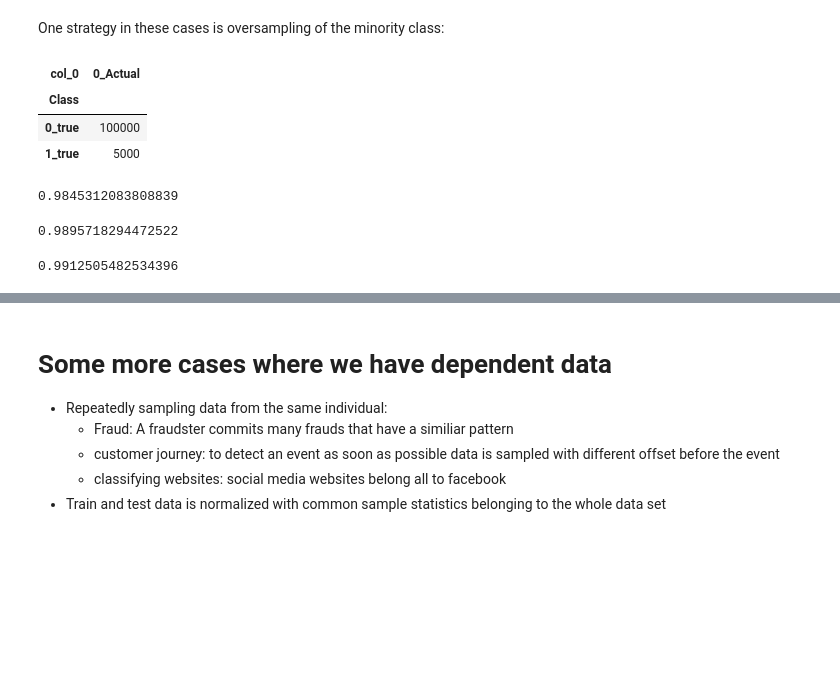
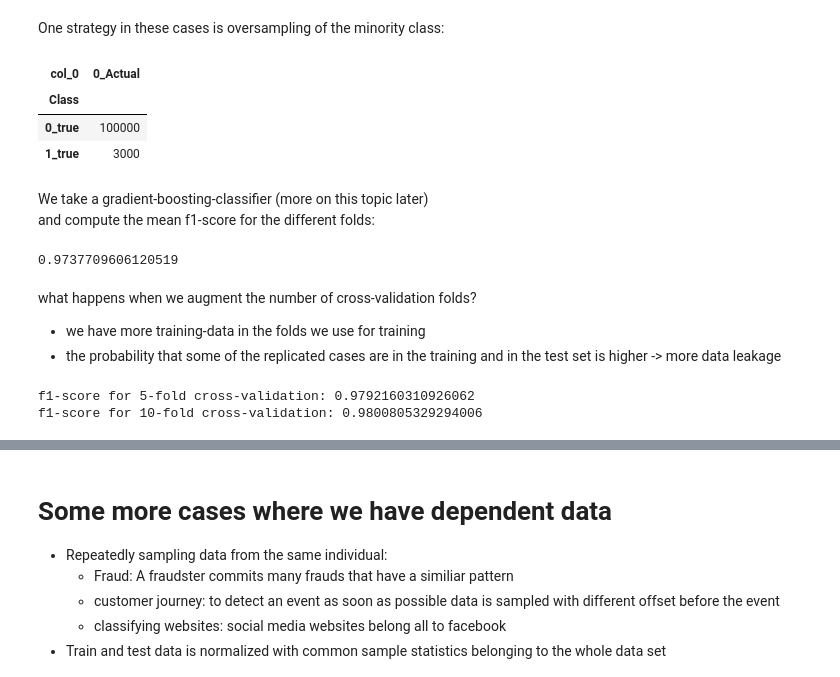
Before and after one commit to nitram-bot/fhnw_lecture, a Jupyter notebook: notebooks/dependent_data.ipynb, the cells around one changed output, grey strips where cells are left out. Saved outputs shown, nothing was run; the diff lists cells and outputs as text; code cells hidden in the pictures; blank space fills up the shorter version.

```diff
--- a/notebooks/dependent_data.ipynb
+++ b/notebooks/dependent_data.ipynb
@@ -184,15 +218,20 @@ One strategy in these cases is oversampling of the minority class:
 # %%
 import imblearn
 from imblearn.over_sampling import SMOTE
 y_train = subsample_cc.Class
 X_train = subsample_cc.drop('Class', axis = 1)
-X_train_ov, y_train_ov = SMOTE(sampling_strategy=0.05).fit_resample(X_train, y_train)
+
+# This is where we replicate some of the positive cases
+X_train_ov, y_train_ov = SMOTE(sampling_strategy=0.03).fit_resample(X_train, y_train)
 pd.crosstab(y_train_ov.astype(str) + "_true", pd.Series(np.zeros_like(y_train_ov)).astype(str) + "_Actual")
 # %% [output]
 | col_0 | 0_Actual |
 | Class |  |
 | 0_true | 100000 |
-| 1_true | 5000 |
+| 1_true | 3000 |
+# %% [markdown]
+We take a gradient-boosting-classifier (more on this topic later)<br>
+and compute the mean f1-score for the different folds:
 # %%
 from sklearn.metrics import f1_score, make_scorer
 model = lightgbm.LGBMClassifier(boosting_type='gbdt', num_leaves=31, max_depth=- 1, learning_rate=0.1,
@@ -204,14 +243,19 @@ model_pipe = make_pipeline(model)
 cv_scores = cross_val_score(model_pipe, X_train_ov, y_train_ov, scoring=make_scorer(f1_score, labels=[2]), cv = 2)
 print(np.mean(cv_scores))
 # %% [output]
-0.9845312083808839
+0.9737709606120519
+# %% [markdown]
+what happens when we augment the number of cross-validation folds?<br>
+ - we have more training-data in the folds we use for training
+ - the probability that some of the replicated cases are in the training and in the test set is higher -> more data leakage
 # %%
-cv_scores = cross_val_score(model_pipe, X_train_ov, y_train_ov, scoring=make_scorer(f1_score, labels=[2]), cv = 5)
-print(np.mean(cv_scores))
+folds = 5
+cv_scores = cross_val_score(model_pipe, X_train_ov, y_train_ov, scoring=make_scorer(f1_score, labels=[2]), cv = folds)
+print(f"""f1-score for {folds}-fold cross-validation: {np.mean(cv_scores)}""")
+
+folds = 10
+cv_scores = cross_val_score(model_pipe, X_train_ov, y_train_ov, scoring=make_scorer(f1_score, labels=[2]), cv = folds)
+print(f"""f1-score for {folds}-fold cross-validation: {np.mean(cv_scores)}""")
 # %% [output]
-0.9895718294472522
+f1-score for 5-fold cross-validation: 0.9792160310926062
+f1-score for 10-fold cross-validation: 0.9800805329294006
-# %%
-cv_scores = cross_val_score(model_pipe, X_train_ov, y_train_ov, scoring=make_scorer(f1_score, labels=[2]), cv = 10)
-print(np.mean(cv_scores))
-# %% [output]
-0.9912505482534396
```
Also changed, not shown: parts of 30 cells of this notebook, 3 other files.
